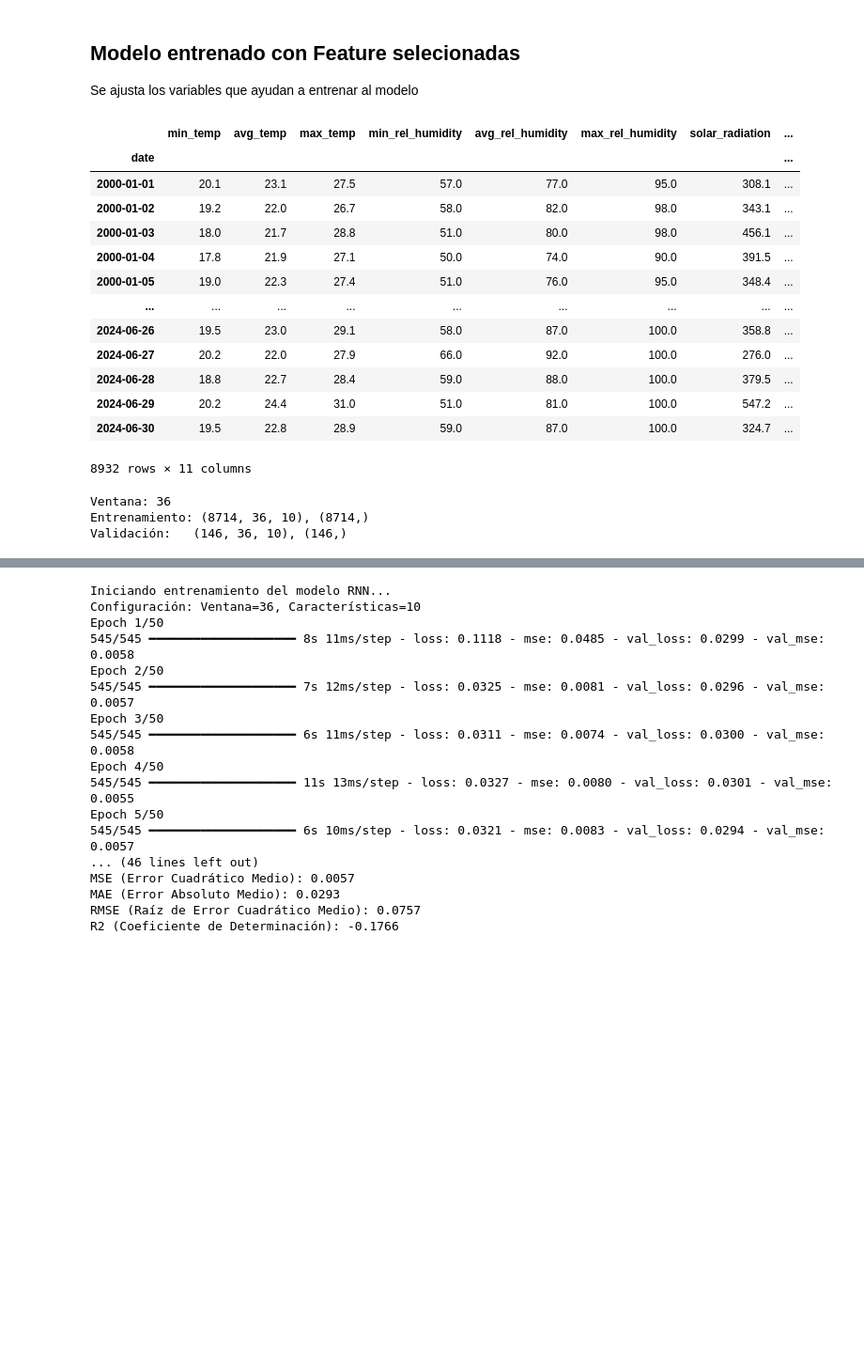
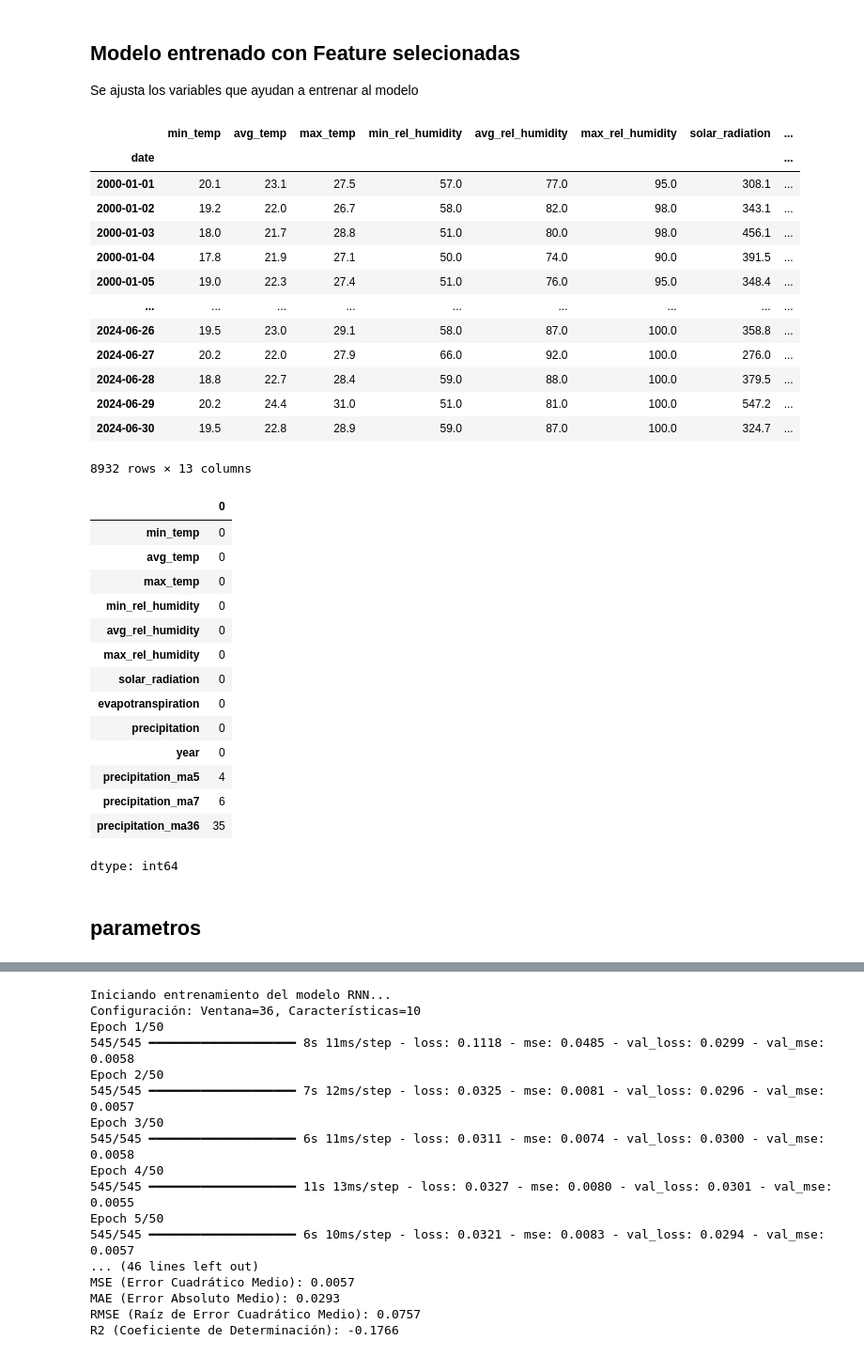
Before and after one commit to Laura9704/Fundamentos_MCD, a Jupyter notebook: Modelo_RNN.ipynb, the cells around one changed output, grey strips where cells are left out. Shown at 94% size. Saved outputs shown, nothing was run; the diff lists cells and outputs as text; code cells hidden in the pictures; blank space fills up the shorter version.

```diff
--- a/Modelo_RNN.ipynb
+++ b/Modelo_RNN.ipynb
@@ -1966,8 +1992,12 @@ params = params = {
 
 Se ajusta los variables que ayudan a entrenar al modelo
 # %%
-df_imputado["precipitation_ma5"] = (df_imputado["precipitation"].rolling(window=5, min_periods=1).mean())
+df_imputado["precipitation_ma5"] = (df_imputado["precipitation"].rolling(window=5).mean())
 df_imputado["precipitation_ma5"] = df_imputado["precipitation_ma5"].round(1)
+df_imputado["precipitation_ma7"] = (df_imputado["precipitation"].rolling(window=7).mean())
+df_imputado["precipitation_ma7"] = df_imputado["precipitation_ma7"].round(1)
+df_imputado["precipitation_ma36"] = (df_imputado["precipitation"].rolling(window=36).mean())
+df_imputado["precipitation_ma36"] = df_imputado["precipitation_ma36"].round(1)
 df_imputado
 # %% [output]
 |  | min_temp | avg_temp | max_temp | min_rel_humidity | avg_rel_humidity | max_rel_humidity | solar_radiation | ... |
@@ -1983,4 +2013,4 @@ df_imputado
 | 2024-06-28 | 18.8 | 22.7 | 28.4 | 59.0 | 88.0 | 100.0 | 379.5 | ... |
 | 2024-06-29 | 20.2 | 24.4 | 31.0 | 51.0 | 81.0 | 100.0 | 547.2 | ... |
 | 2024-06-30 | 19.5 | 22.8 | 28.9 | 59.0 | 87.0 | 100.0 | 324.7 | ... |
-8932 rows × 11 columns
+8932 rows × 13 columns
@@ -1998,13 +2017,18 @@ n_steps = 36
-# %%
-X_train, y_train, X_val, y_val, scaler, train_scaled, val_scaled = preparar_datos_modelo(
-    df_imputado,
-    features=features,
-    target_col=target,
-    n_steps=n_steps,
-    train_range=('2000-01-01', '2023-12-31'),
-    val_range=('2024-01-01', '2024-06-30')
-)
-# %% [output]
-Ventana: 36
-Entrenamiento: (8714, 36, 10), (8714,)
-Validación:   (146, 36, 10), (146,)
+# %%
+df_imputado.isnull().sum()
+# %% [output]
+|  | 0 |
+| min_temp | 0 |
+| avg_temp | 0 |
+| max_temp | 0 |
+| min_rel_humidity | 0 |
+| avg_rel_humidity | 0 |
+| max_rel_humidity | 0 |
+| solar_radiation | 0 |
+| evapotranspiration | 0 |
+| precipitation | 0 |
+| year | 0 |
+| precipitation_ma5 | 4 |
+| precipitation_ma7 | 6 |
+| precipitation_ma36 | 35 |
+dtype: int64
@@ -2010,0 +2108,2 @@ Validación:   (146, 36, 10), (146,)
+# %% [markdown]
+## parametros
```
Also changed, not shown: parts of 19 cells of this notebook.
